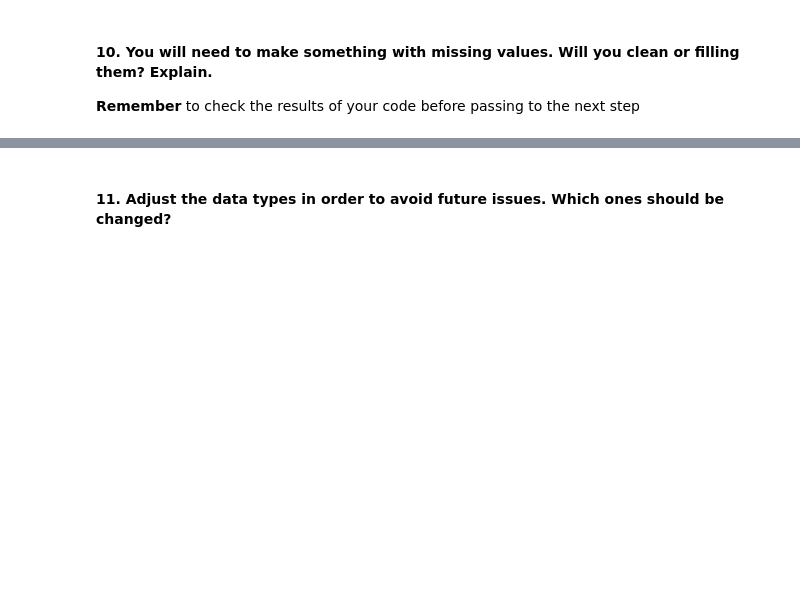
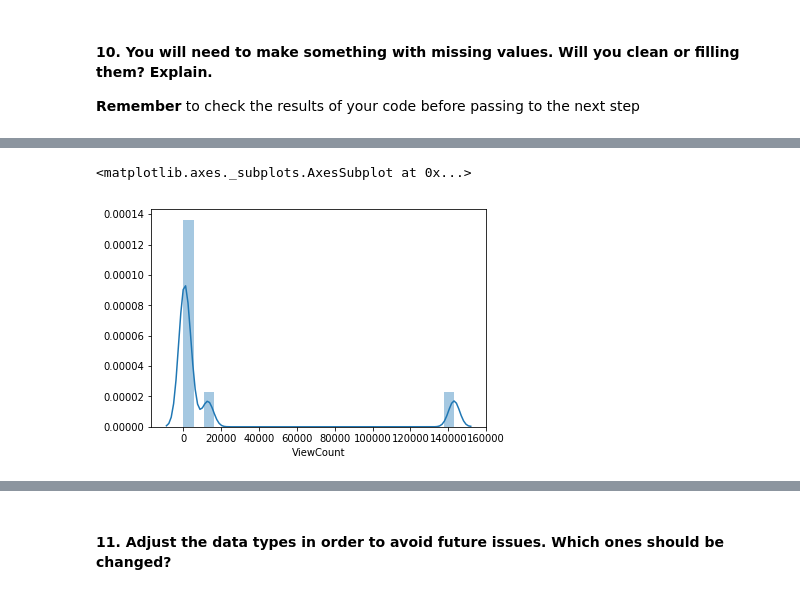
Before and after one commit to ta-data-mex/lab-data-cleaning, a Jupyter notebook: your-code/main.ipynb, the cells around one changed output, grey strips where cells are left out. Cells and saved outputs as stored; diff of their text form; code cells hidden in the pictures; blank space fills up the shorter version.

```diff
--- a/your-code/main.ipynb
+++ b/your-code/main.ipynb
@@ -163,4 +164,10 @@ max      175495.000000
 Name: ViewCount, dtype: float64
+# %%
+import seaborn as sns
+sns.distplot(merged_df['ViewCount'].describe())
+# %% [output]
+<matplotlib.axes._subplots.AxesSubplot at 0x...>
+[figure, added]
 # %%
 merged_df['ViewCount'].fillna(merged_df['ViewCount'].median(), inplace=True)
 # %%
```
Also changed, not shown: parts of 14 cells of this notebook.
